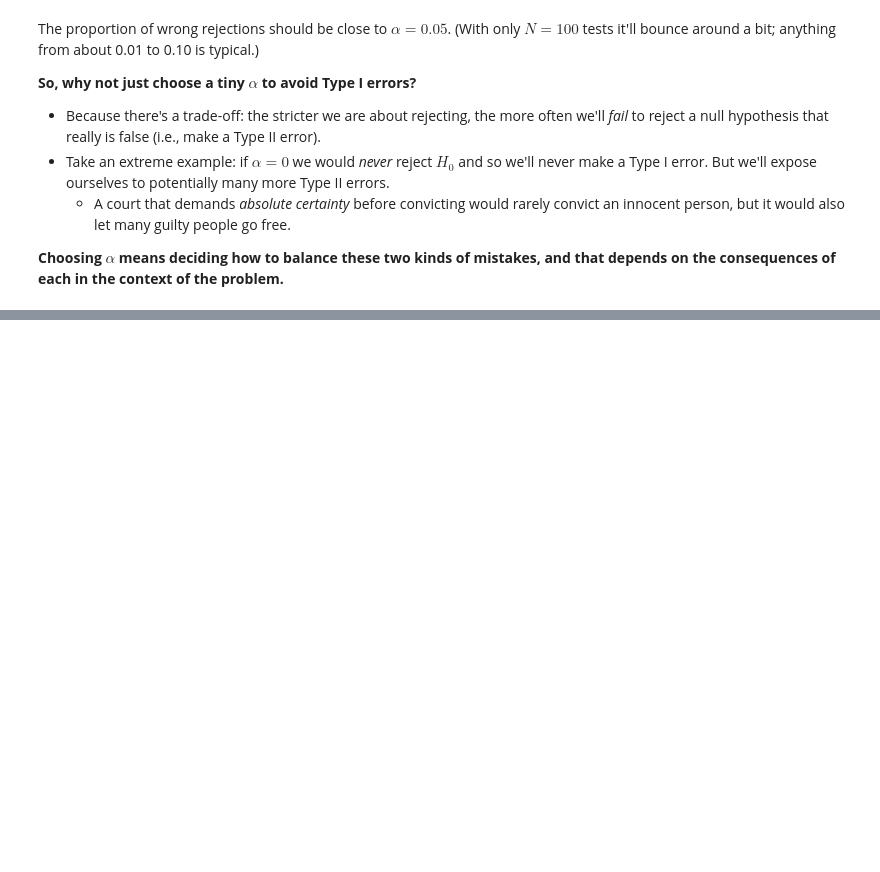
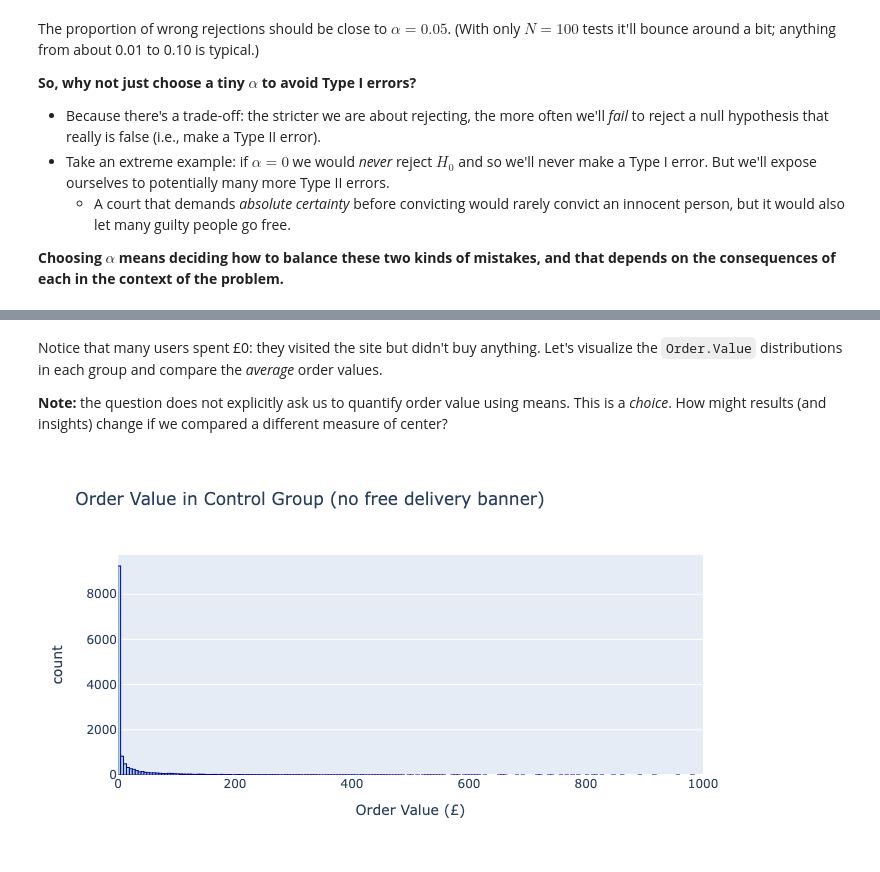
Before and after one commit to ntstevens/DATSC101, a Jupyter notebook: Lectures/7-Hypothesis Testing.ipynb, the cells around one changed output, grey strips where cells are left out. Drawn from its saved outputs; the diff is of its cells as text; code cells hidden in the pictures; blank space fills up the shorter version.

```diff
--- a/Lectures/7-Hypothesis Testing.ipynb
+++ b/Lectures/7-Hypothesis Testing.ipynb
@@ -720,0 +722,4 @@ The logic will be exactly the same: *simulate a world in which the null hypothes
+# %%
+# Read in the data
+asos = pd.read_csv("https://raw.githubusercontent.com/ntstevens/DATSC101/refs/heads/main/data/asos.csv")
+asos.head(10)
@@ -720,0 +738,17 @@ The logic will be exactly the same: *simulate a world in which the null hypothes
+# %% [markdown]
+Notice that many users spent £0: they visited the site but didn't buy anything. Let's visualize the `Order.Value` distributions in each group and compare the *average* order values.
+
+**Note:** the question does not explicitly ask us to quantify order value using means. This is a *choice*. How might results (and insights) change if we compared a different measure of center?
+# %%
+# Visualize the control order value distribution
+fig = px.histogram(asos[asos["Version"]=="C"]["Order.Value"],
+                   title = "Order Value in Control Group (no free delivery banner)",
+                   labels = {"value":"Order Value (£)"},
+                   height = 400, range_x = [0,1000])
+
+fig.update_traces(showlegend = False,
+                  marker_color = "lightblue",
+                  marker_line_color = "darkblue",
+                  marker_line_width = 1)
+# %% [output]
+[figure, added]
```
Also changed, not shown: parts of 32 cells of this notebook.
